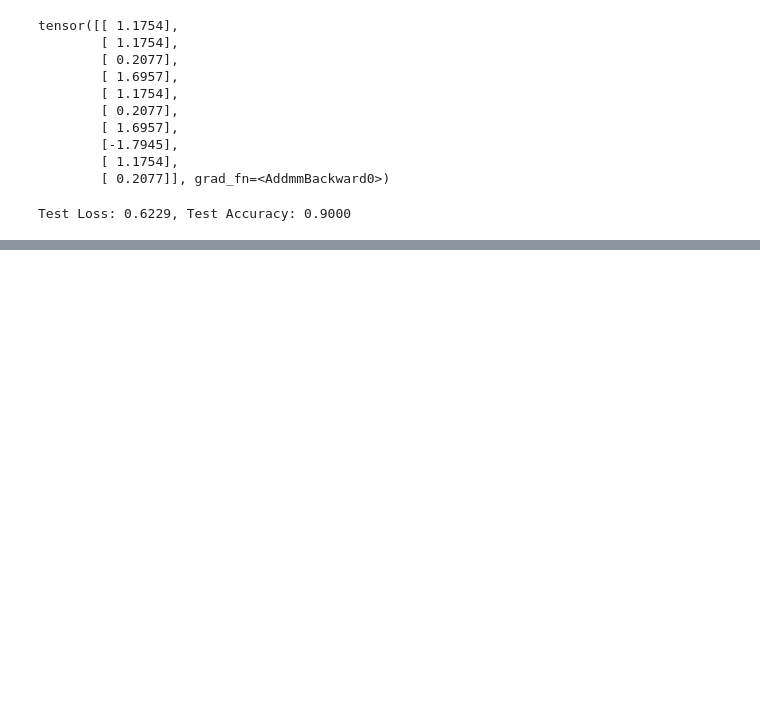
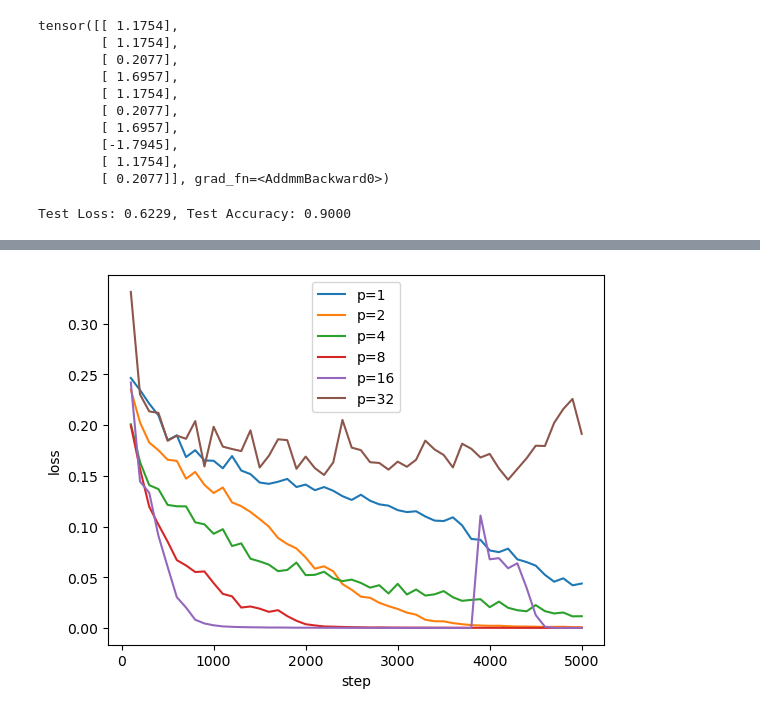
Before and after one commit to lomvix/time-serise, a Jupyter notebook: SNN.ipynb, the cells around one changed output, grey strips where cells are left out. Drawn from its saved outputs; the diff is of its cells as text; code cells hidden in the pictures; blank space fills up the shorter version.

```diff
--- a/SNN.ipynb
+++ b/SNN.ipynb
@@ -381,0 +391,3 @@ class FastSigmoid(torch.autograd.Function):
+# %%
+x=torch.rand(1,5)
+fast_sigmoid(x)
@@ -428,0 +633,10 @@ class hybrid_neuron(nn.Module):
+# %%
+for x, y, p in zip(steps, losses, polarizabilities):
+    pl.plot(x, y, label='p='+str(p))
+pl.xlabel('step')
+pl.ylabel('loss')
+pl.legend()
+pl.savefig('loss.png')
+pl.show()
+# %% [output]
+[figure, added]
```
Also changed, not shown: parts of 7 cells of this notebook, 3 other files.
